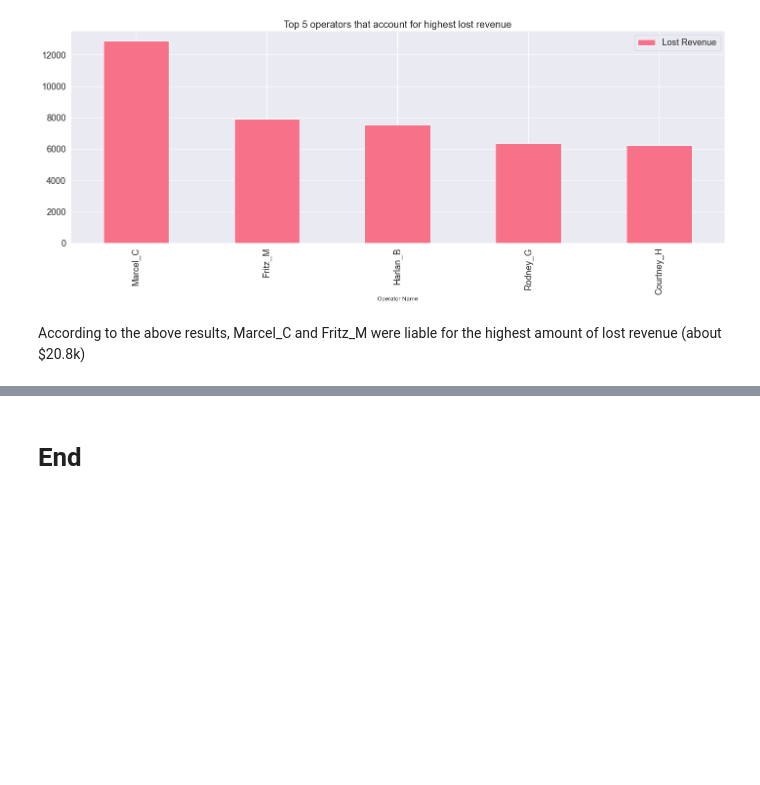
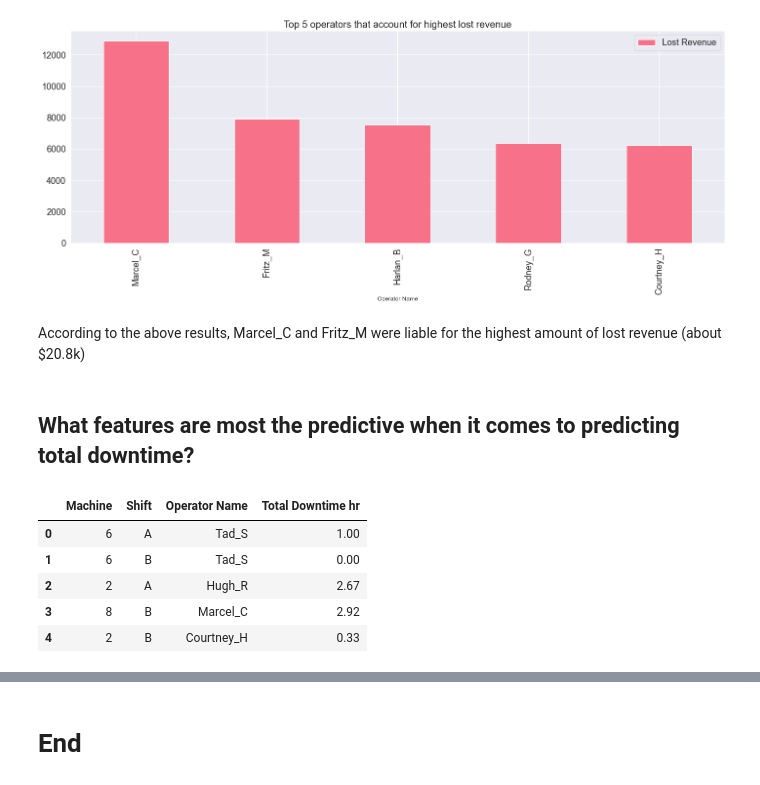
Before and after one commit to vidao-pki/analytics_onboarding, a Jupyter notebook: Exploration.ipynb, the cells around one changed output, grey strips where cells are left out. Cells and saved outputs as stored; diff of their text form; code cells hidden in the pictures; blank space fills up the shorter version.

```diff
--- a/Exploration.ipynb
+++ b/Exploration.ipynb
@@ -613,3 +613,18 @@ Name: Lost Revenue, dtype: int64
 [figure]
 # %% [markdown]
 According to the above results, Marcel_C and Fritz_M were liable for the highest amount of lost revenue (about $20.8k)
+# %% [markdown]
+## What features are most the predictive when it comes to predicting total downtime?
+# %%
+# create new data frame that captures variables of interest
+donwtime_var = ['Machine', 'Shift', 'Operator Name', 'Total Downtime hr']
+
+downtime_df = combined_df[donwtime_var]
+downtime_df.head()
+# %% [output]
+|  | Machine | Shift | Operator Name | Total Downtime hr |
+| 0 | 6 | A | Tad_S | 1.00 |
+| 1 | 6 | B | Tad_S | 0.00 |
+| 2 | 2 | A | Hugh_R | 2.67 |
+| 3 | 8 | B | Marcel_C | 2.92 |
+| 4 | 2 | B | Courtney_H | 0.33 |
```
Also changed, not shown: parts of 11 cells of this notebook.
